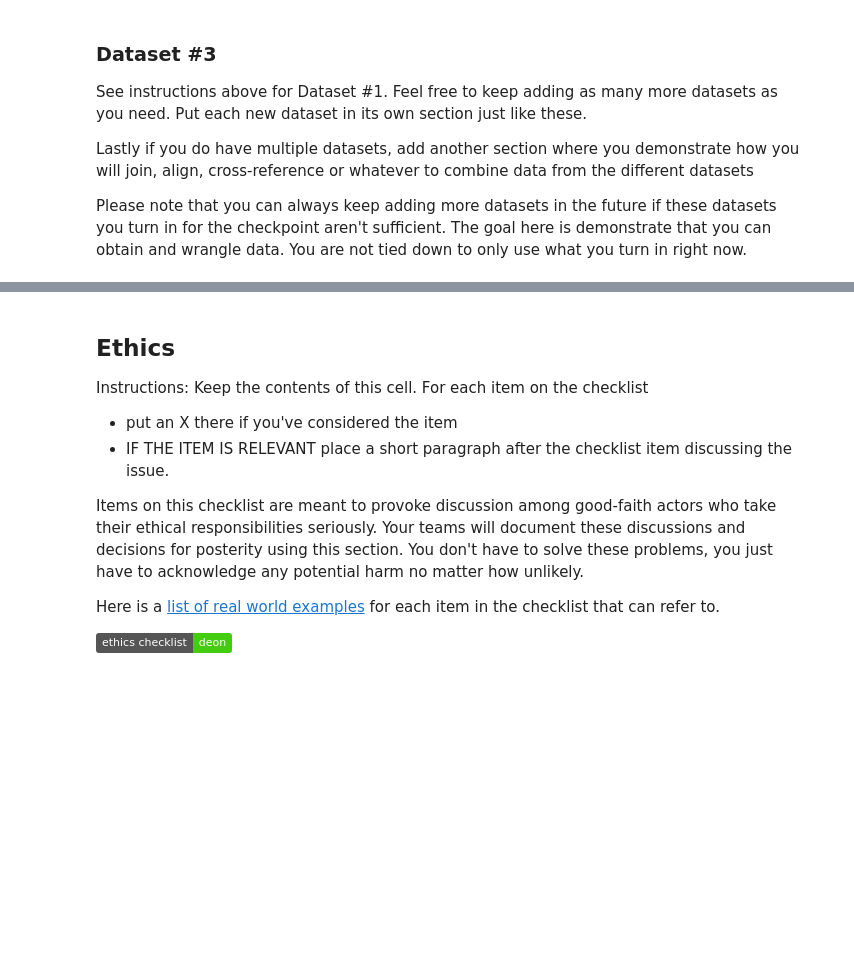
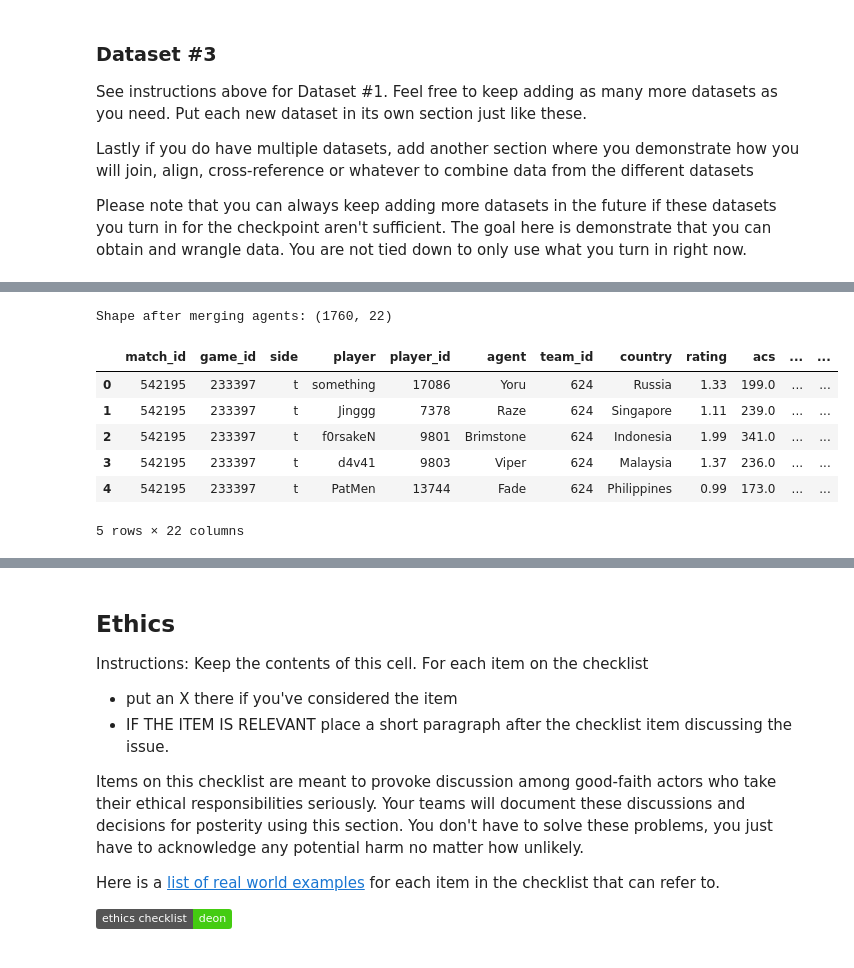
Before and after one commit to COGS108/Group102_WI26, a Jupyter notebook: 01-DataCheckpoint.ipynb, the cells around one changed output, grey strips where cells are left out. Cells and saved outputs as stored; diff of their text form; code cells hidden in the pictures; badges without logos; blank space fills up the shorter version.

```diff
--- a/01-DataCheckpoint.ipynb
+++ b/01-DataCheckpoint.ipynb
@@ -498,0 +561,14 @@ if there are any major concerns w the dataset, describe them
+# %%
+# Merge agent roles into stats dataframe
+vct_2025 = stats.merge(agent_info[['agent', 'role']], on='agent', how='left')
+print('Shape after merging agents:', vct_2025.shape)
+vct_2025.head()
+# %% [output]
+Shape after merging agents: (1760, 22)
+|  | match_id | game_id | side | player | player_id | agent | team_id | country | rating | acs | ... | ... |
+| 0 | 542195 | 233397 | t | something | 17086 | Yoru | 624 | Russia | 1.33 | 199.0 | ... | ... |
+| 1 | 542195 | 233397 | t | Jinggg | 7378 | Raze | 624 | Singapore | 1.11 | 239.0 | ... | ... |
+| 2 | 542195 | 233397 | t | f0rsakeN | 9801 | Brimstone | 624 | Indonesia | 1.99 | 341.0 | ... | ... |
+| 3 | 542195 | 233397 | t | d4v41 | 9803 | Viper | 624 | Malaysia | 1.37 | 236.0 | ... | ... |
+| 4 | 542195 | 233397 | t | PatMen | 13744 | Fade | 624 | Philippines | 0.99 | 173.0 | ... | ... |
+5 rows × 22 columns
```
Also changed, not shown: parts of 21 cells of this notebook.
